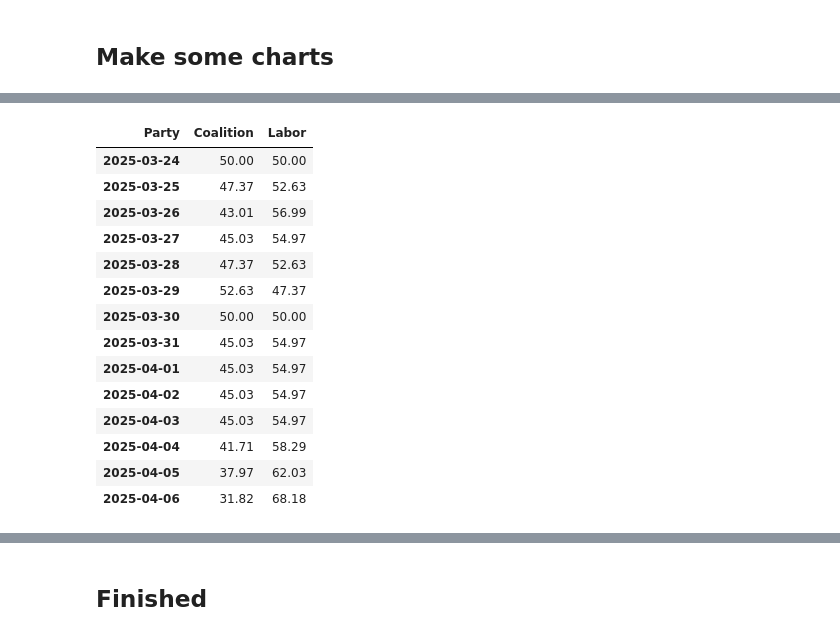
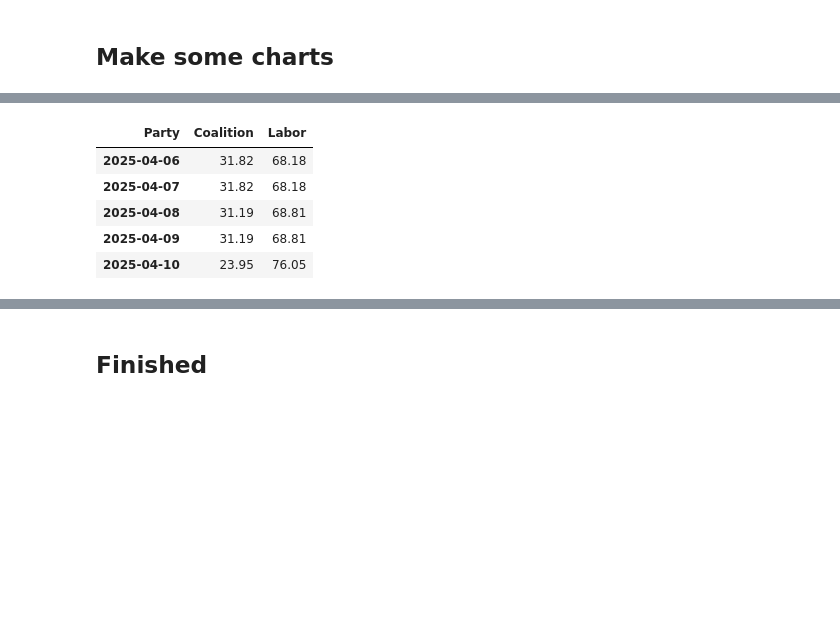
Before and after one commit to bpalmer4/Australian-Federal-Election-2025, a Jupyter notebook: notebooks/_chart-election-winner-at-sportsbet.ipynb, the cells around one changed output, grey strips where cells are left out. Drawn from its saved outputs; the diff is of its cells as text; code cells hidden in the pictures; blank space fills up the shorter version.

```diff
--- a/notebooks/_chart-election-winner-at-sportsbet.ipynb
+++ b/notebooks/_chart-election-winner-at-sportsbet.ipynb
@@ -96,33 +84,24 @@ for start in (None, "2024-11-02"):
 # %%
 def convert(odds: pd.DataFrame) -> pd.DataFrame:
     # get raw probabilities
     raw_probs = 1 / odds
 
     # remove the bookmakers over-round
     total = raw_probs.sum(axis=1)
     adj_probs = raw_probs.div(total, axis=0)
 
     return adj_probs
 adj_probs = convert(data) * 100
 
 if SHOW:
-    display(adj_probs.tail(14).round(2))
+    display(adj_probs.tail().round(2))
 # %% [output]
 | Party | Coalition | Labor |
-| 2025-03-24 | 50.00 | 50.00 |
-| 2025-03-25 | 47.37 | 52.63 |
-| 2025-03-26 | 43.01 | 56.99 |
-| 2025-03-27 | 45.03 | 54.97 |
-| 2025-03-28 | 47.37 | 52.63 |
-| 2025-03-29 | 52.63 | 47.37 |
-| 2025-03-30 | 50.00 | 50.00 |
-| 2025-03-31 | 45.03 | 54.97 |
-| 2025-04-01 | 45.03 | 54.97 |
-| 2025-04-02 | 45.03 | 54.97 |
-| 2025-04-03 | 45.03 | 54.97 |
-| 2025-04-04 | 41.71 | 58.29 |
-| 2025-04-05 | 37.97 | 62.03 |
 | 2025-04-06 | 31.82 | 68.18 |
+| 2025-04-07 | 31.82 | 68.18 |
+| 2025-04-08 | 31.19 | 68.81 |
+| 2025-04-09 | 31.19 | 68.81 |
+| 2025-04-10 | 23.95 | 76.05 |
 # %%
 for start in (None, "2024-11-02"):
     ax = None
```
Also changed, not shown: parts of 4 cells of this notebook, 3 other files.
